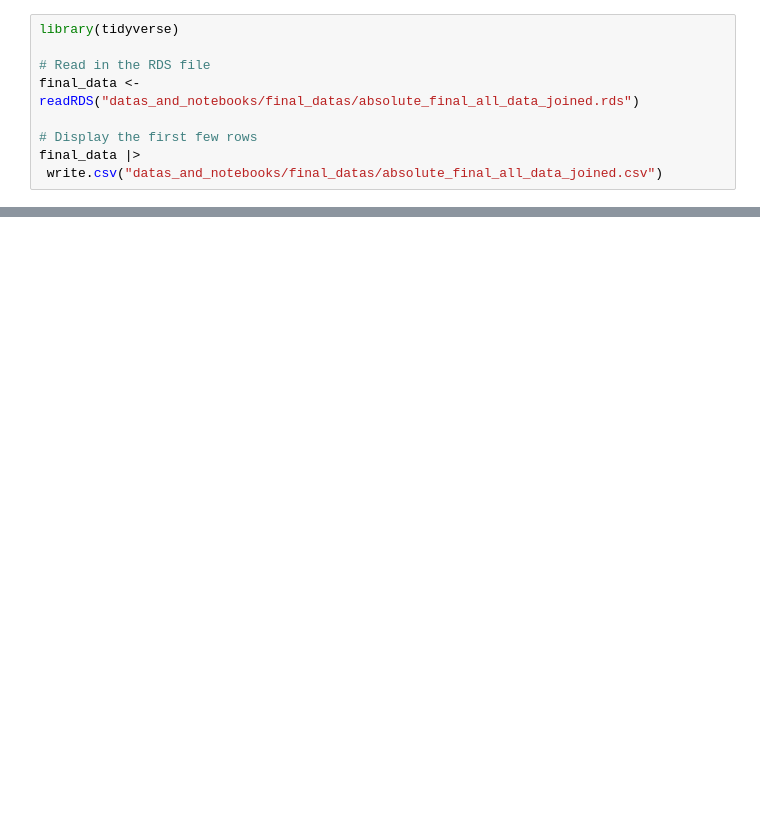
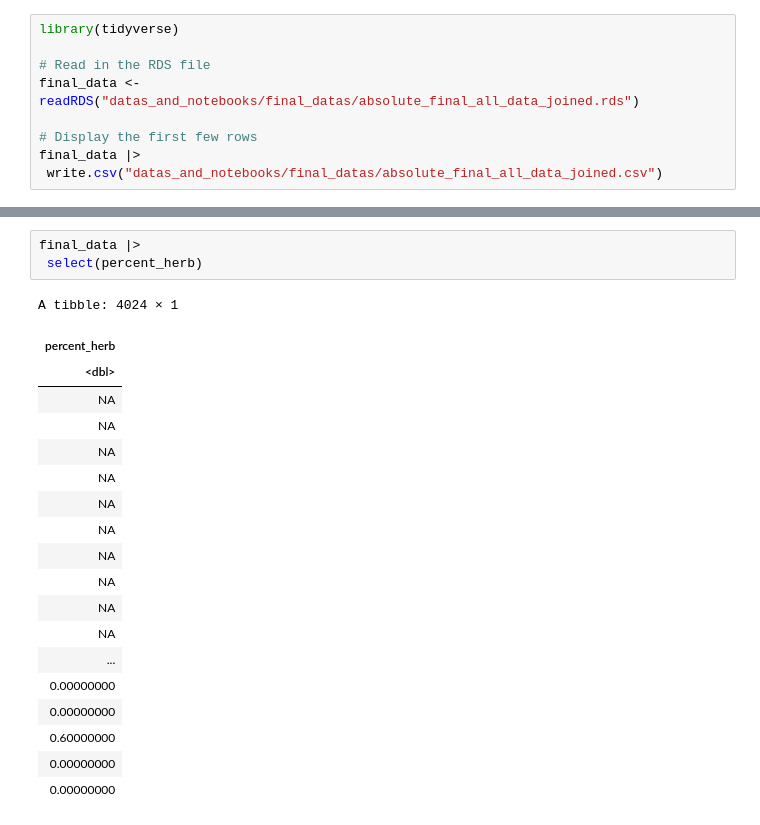
Before and after one commit to ag23wuji/bef_china, a Jupyter notebook: datas_and_notebooks/datacamp_notebooks/finale_analysis2.ipynb, the cells around one changed output, grey strips where cells are left out. Cells and saved outputs as stored; diff of their text form; blank space fills up the shorter version.

```diff
--- a/datas_and_notebooks/datacamp_notebooks/finale_analysis2.ipynb
+++ b/datas_and_notebooks/datacamp_notebooks/finale_analysis2.ipynb
@@ -43,0 +63,23 @@ if height is.na -> survival to "a"
+# %%
+final_data |>
+ select(percent_herb)
+# %% [output]
+A tibble: 4024 × 1
+| percent_herb |
+| <dbl> |
+| NA |
+| NA |
+| NA |
+| NA |
+| NA |
+| NA |
+| NA |
+| NA |
+| NA |
+| NA |
+| ... |
+| 0.00000000 |
+| 0.00000000 |
+| 0.60000000 |
+| 0.00000000 |
+| 0.00000000 |
```
Also changed, not shown: parts of 11 cells of this notebook, 8 other files.
